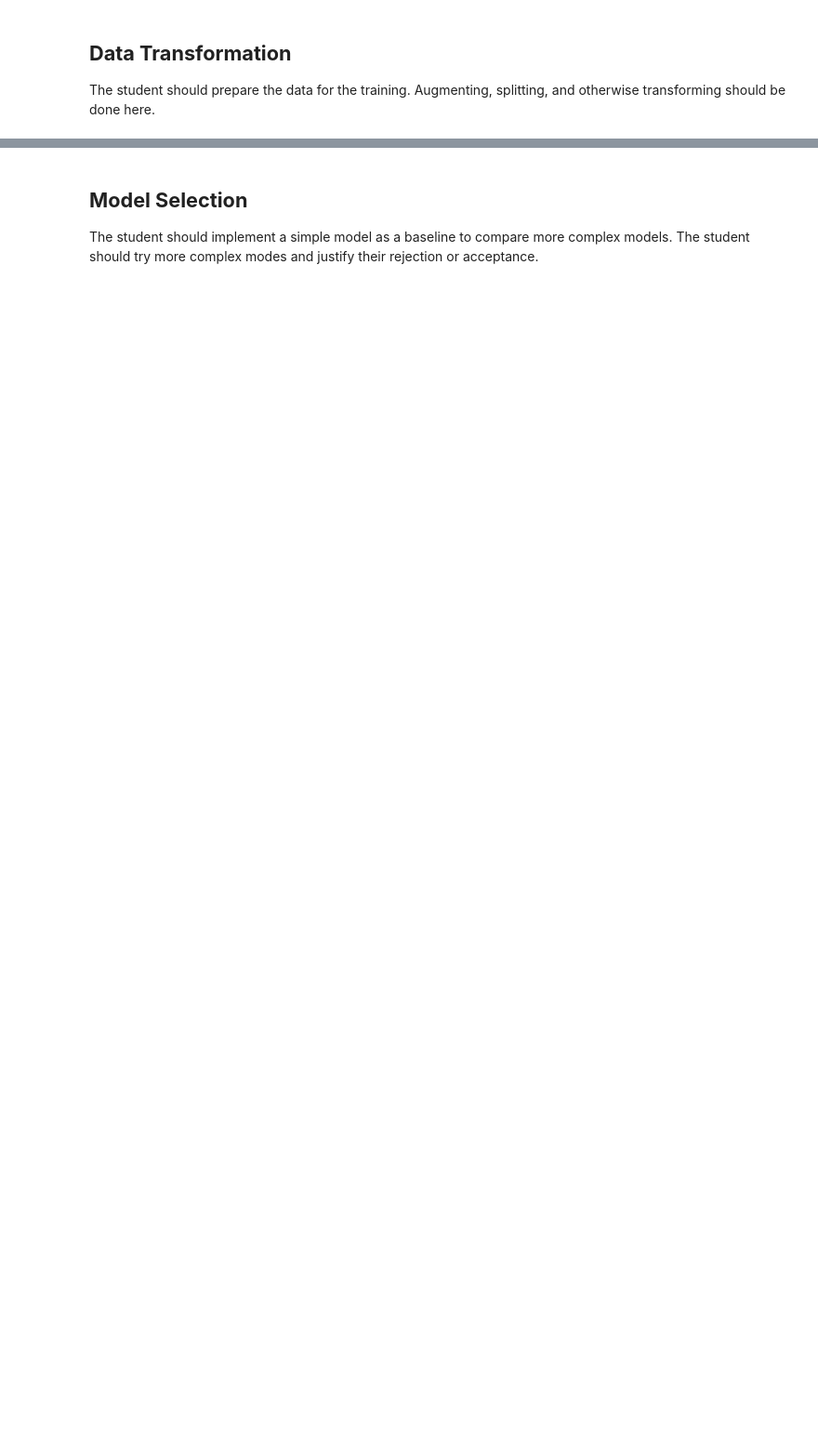
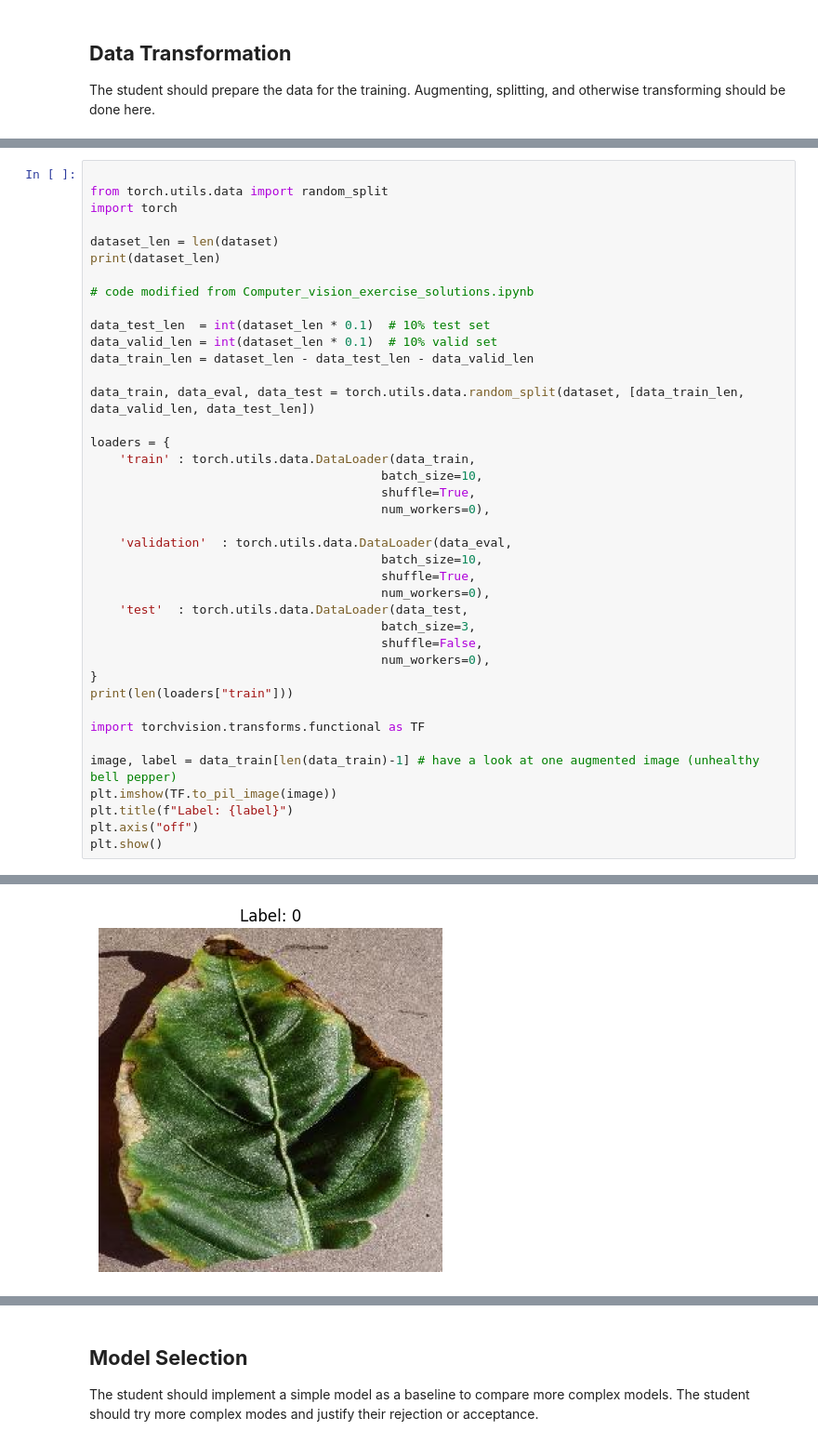
Before and after one commit to reascr/MSC-in-IT-and-Cognition, a Jupyter notebook: AppliedAI/Second_assignment_dataset_3.ipynb, the cells around one changed output, grey strips where cells are left out. Shown at 93% size. Drawn from its saved outputs; the diff is of its cells as text; blank space fills up the shorter version.

```diff
--- a/AppliedAI/Second_assignment_dataset_3.ipynb
+++ b/AppliedAI/Second_assignment_dataset_3.ipynb
@@ -240,0 +275,41 @@ print(len(combined_dataset))
+# %%
+
+from torch.utils.data import random_split
+import torch
+
+dataset_len = len(dataset)
+print(dataset_len)
+
+# code modified from Computer_vision_exercise_solutions.ipynb
+
+data_test_len  = int(dataset_len * 0.1)  # 10% test set
+data_valid_len = int(dataset_len * 0.1)  # 10% valid set
+data_train_len = dataset_len - data_test_len - data_valid_len
+
+data_train, data_eval, data_test = torch.utils.data.random_split(dataset, [data_train_len, data_valid_len, data_test_len])
+
+loaders = {
+    'train' : torch.utils.data.DataLoader(data_train,
+                                        batch_size=10,
+                                        shuffle=True,
+                                        num_workers=0),
+
+    'validation'  : torch.utils.data.DataLoader(data_eval,
+                                        batch_size=10,
+                                        shuffle=True,
+                                        num_workers=0),
+    'test'  : torch.utils.data.DataLoader(data_test,
+                                        batch_size=3,
+                                        shuffle=False,
+                                        num_workers=0),
+}
+print(len(loaders["train"]))
+
+import torchvision.transforms.functional as TF
+
+image, label = data_train[len(data_train)-1] # have a look at one augmented image (unhealthy bell pepper)
+plt.imshow(TF.to_pil_image(image))
+plt.title(f"Label: {label}")
+plt.axis("off")
+plt.show()
+# %% [output]
@@ -241,3 +318,4 @@ print(len(combined_dataset))
+[figure, added]
 # %%
 import torchvision.transforms.functional as TF
 
```
Also changed, not shown: parts of 30 cells of this notebook.
